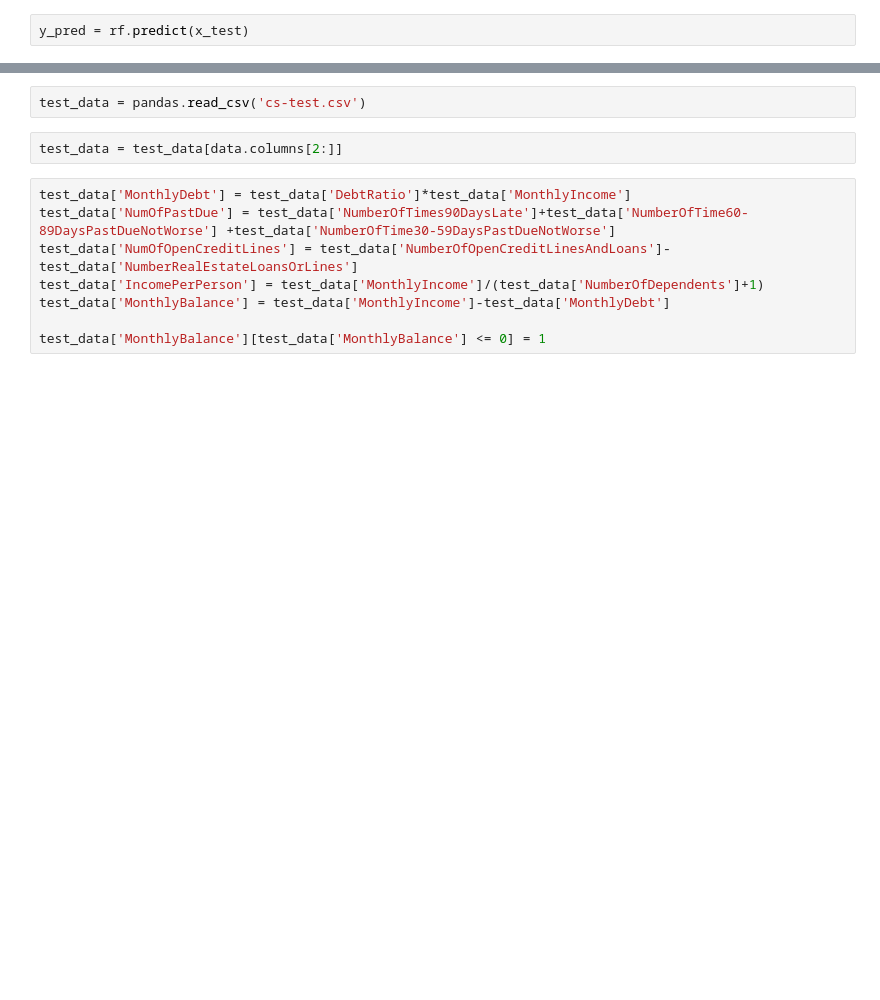
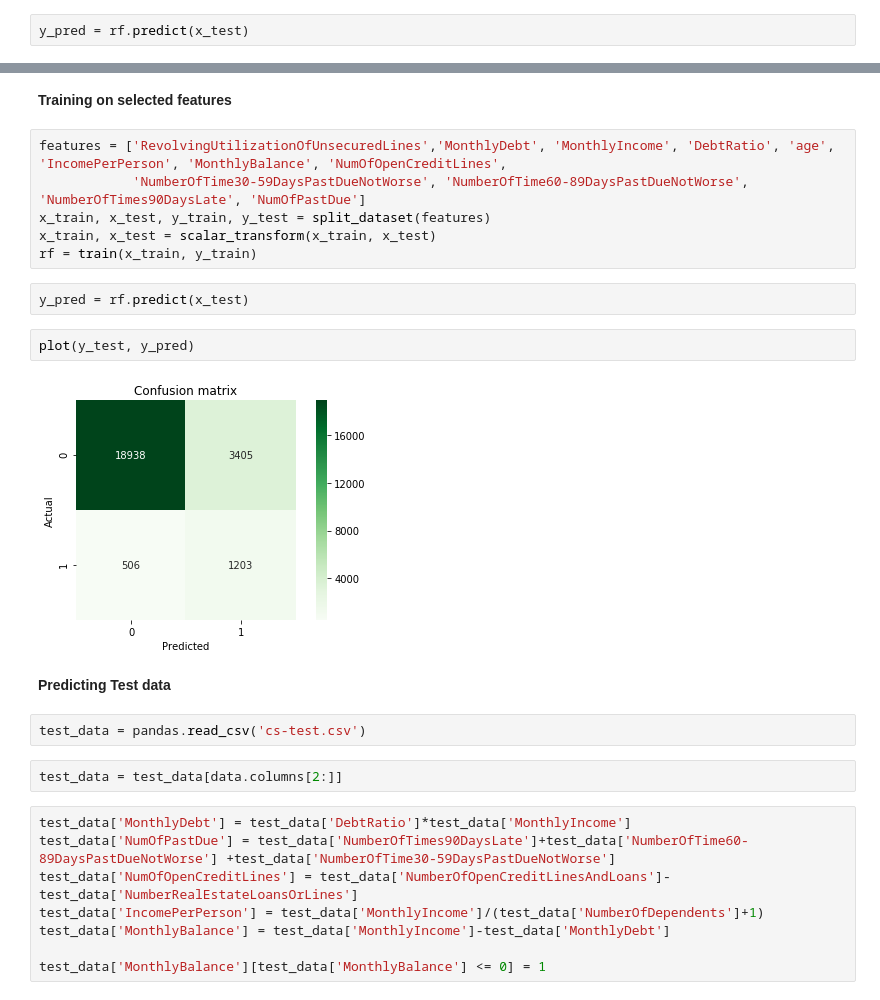
Before and after one commit to Vignesh-Nswamy/Data-Science, a Jupyter notebook: Project 3/classification_main.ipynb, the cells around one changed output, grey strips where cells are left out. Drawn from its saved outputs; the diff is of its cells as text; blank space fills up the shorter version.

```diff
--- a/Project 3/classification_main.ipynb
+++ b/Project 3/classification_main.ipynb
@@ -140,3 +208,19 @@ plt.show()
+# %% [markdown]
+**Training on selected features**
+# %%
+features = ['RevolvingUtilizationOfUnsecuredLines','MonthlyDebt', 'MonthlyIncome', 'DebtRatio', 'age', 'IncomePerPerson', 'MonthlyBalance', 'NumOfOpenCreditLines',
+            'NumberOfTime30-59DaysPastDueNotWorse', 'NumberOfTime60-89DaysPastDueNotWorse', 'NumberOfTimes90DaysLate', 'NumOfPastDue']
+x_train, x_test, y_train, y_test = split_dataset(features)
+x_train, x_test = scalar_transform(x_train, x_test)
+rf = train(x_train, y_train)
+# %%
+y_pred = rf.predict(x_test)
+# %%
+plot(y_test, y_pred)
+# %% [output]
+[figure, added]
+# %% [markdown]
+**Predicting Test data**
 # %%
 test_data = pandas.read_csv('cs-test.csv')
 # %%
```
Also changed, not shown: parts of 36 cells of this notebook.
